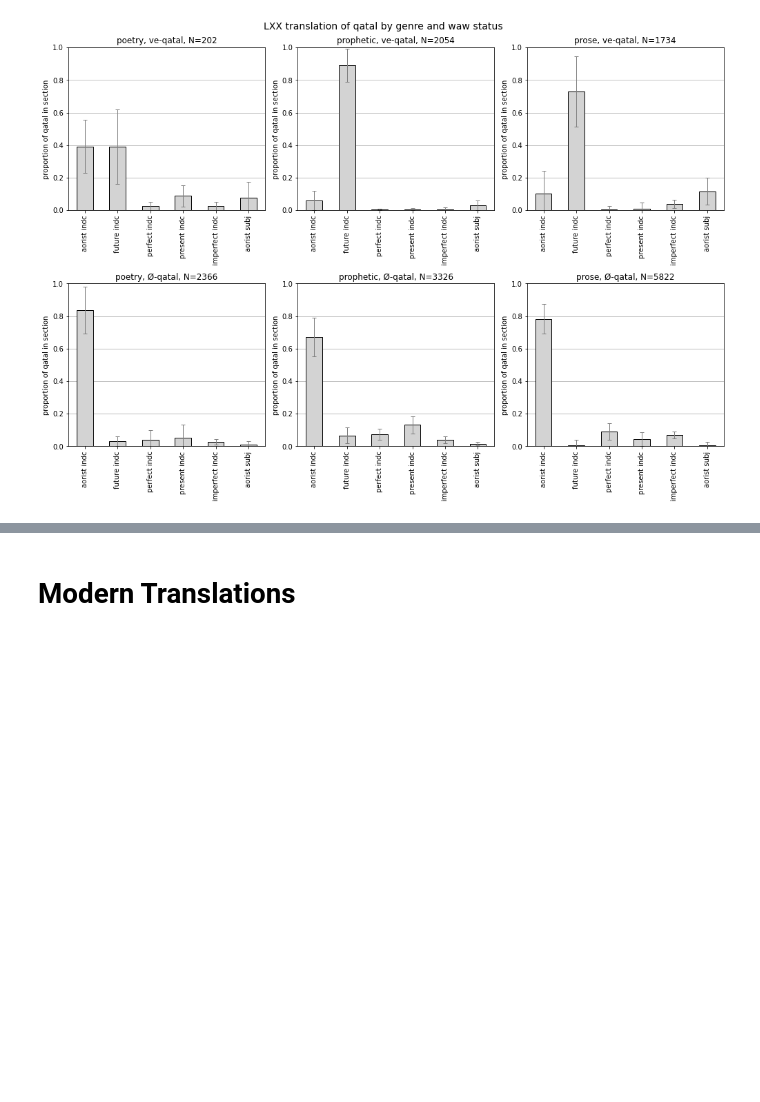
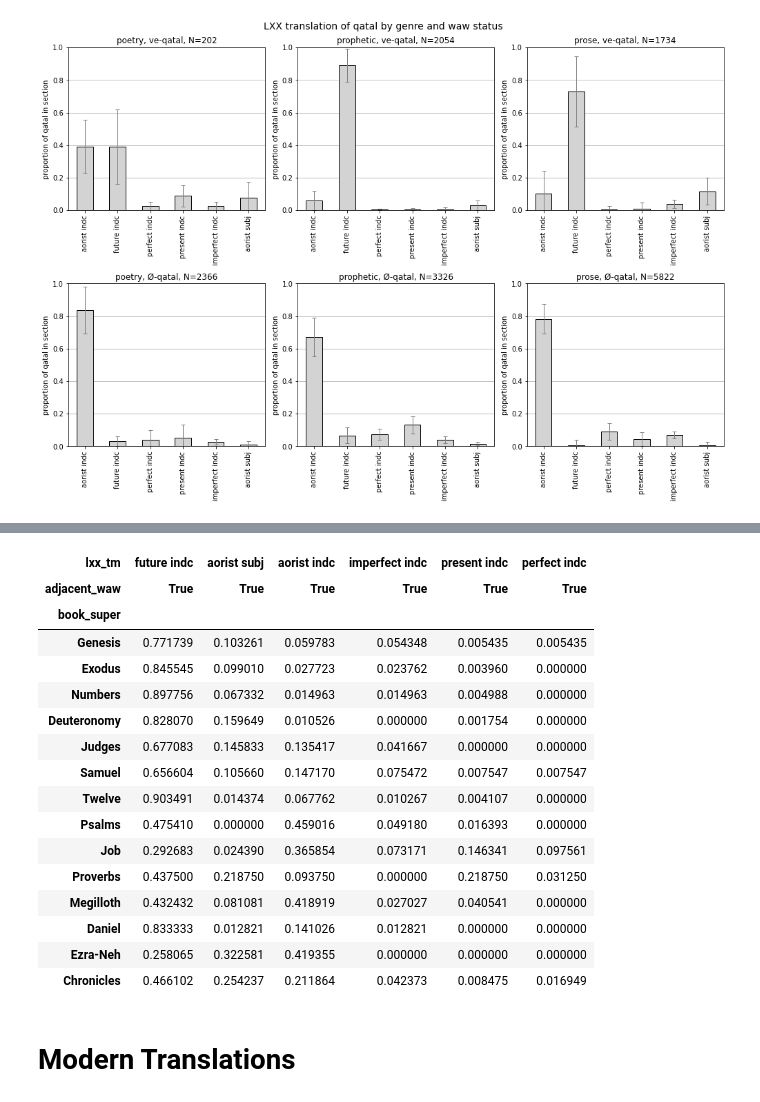
Before and after one commit to CambridgeSemiticsLab/Gesenius_data, a Jupyter notebook: analysis/§106_translations.ipynb, the cells around one changed output, grey strips where cells are left out. Saved outputs shown, nothing was run; the diff lists cells and outputs as text; code cells hidden in the pictures; blank space fills up the shorter version.

```diff
--- a/analysis/_dev_/use_of_perfect.ipynb
+++ b/analysis/§106_translations.ipynb
@@ -305,3 +419,23 @@ pent = ['Genesis', 'Exodus', 'Leviticus', 'Numbers', 'Deuteronomy']
+# %%
+lxx_book_veqatal_pr.loc[lxx_transs[lxx_transs.genre == 'poetry'].book_super.unique()]
+# %% [output]
+| lxx_tm | future indc | aorist subj | aorist indc | imperfect indc | present indc | perfect indc |
+| adjacent_waw | True | True | True | True | True | True |
+| book_super |  |  |  |  |  |  |
+| Genesis | 0.771739 | 0.103261 | 0.059783 | 0.054348 | 0.005435 | 0.005435 |
+| Exodus | 0.845545 | 0.099010 | 0.027723 | 0.023762 | 0.003960 | 0.000000 |
+| Numbers | 0.897756 | 0.067332 | 0.014963 | 0.014963 | 0.004988 | 0.000000 |
+| Deuteronomy | 0.828070 | 0.159649 | 0.010526 | 0.000000 | 0.001754 | 0.000000 |
+| Judges | 0.677083 | 0.145833 | 0.135417 | 0.041667 | 0.000000 | 0.000000 |
+| Samuel | 0.656604 | 0.105660 | 0.147170 | 0.075472 | 0.007547 | 0.007547 |
+| Twelve | 0.903491 | 0.014374 | 0.067762 | 0.010267 | 0.004107 | 0.000000 |
+| Psalms | 0.475410 | 0.000000 | 0.459016 | 0.049180 | 0.016393 | 0.000000 |
+| Job | 0.292683 | 0.024390 | 0.365854 | 0.073171 | 0.146341 | 0.097561 |
+| Proverbs | 0.437500 | 0.218750 | 0.093750 | 0.000000 | 0.218750 | 0.031250 |
+| Megilloth | 0.432432 | 0.081081 | 0.418919 | 0.027027 | 0.040541 | 0.000000 |
+| Daniel | 0.833333 | 0.012821 | 0.141026 | 0.012821 | 0.000000 | 0.000000 |
+| Ezra-Neh | 0.258065 | 0.322581 | 0.419355 | 0.000000 | 0.000000 | 0.000000 |
+| Chronicles | 0.466102 | 0.254237 | 0.211864 | 0.042373 | 0.008475 | 0.016949 |
 # %% [markdown]
 # Modern Translations
 # %%
```
Also changed, not shown: parts of 44 cells of this notebook, 11 other files.
